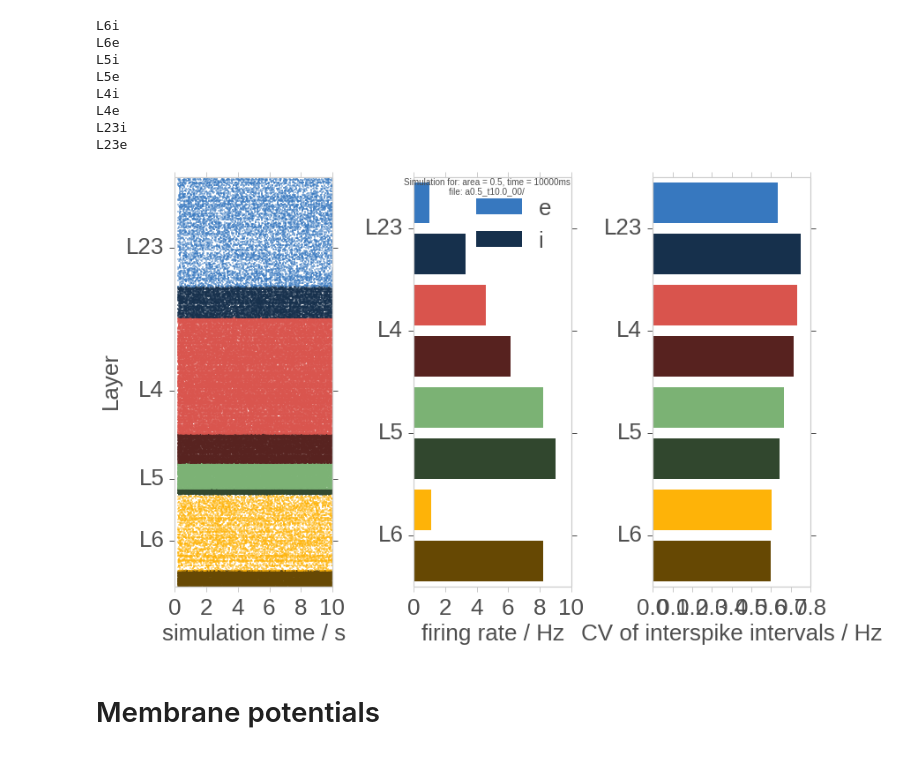
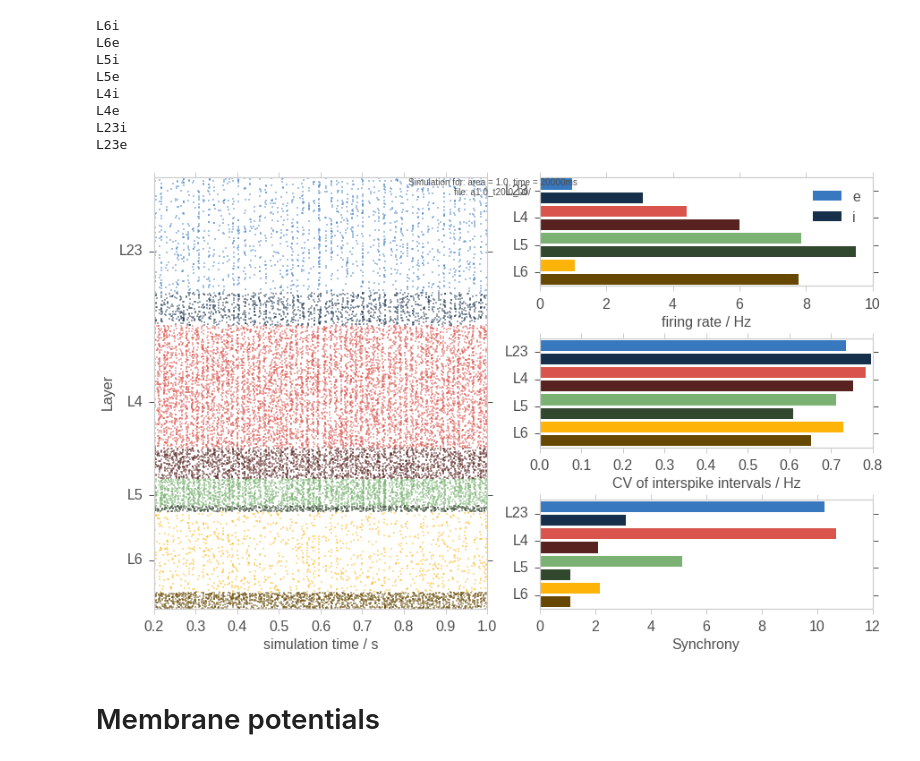
Before and after one commit to frschu/microcircuit, a Jupyter notebook: analysis/ana_nb.ipynb, the cells around one changed output. Saved outputs shown, nothing was run; the diff lists cells and outputs as text; code cells hidden in the pictures.

```diff
--- a/analysis/ana_nb.ipynb
+++ b/analysis/ana_nb.ipynb
@@ -45,7 +46,7 @@ simulation_spec = user.simulation_spec
 #print(simulation_spec)
 
 simulation_path = data_sup_path + simulation_spec
-pynest_path = simulation_path + 'pynest/'
+
 if 'sli' in sys.argv:
     sli = True
     data_path = simulation_path + 'sli/'
@@ -66,7 +67,7 @@ types= net.types
 n_populations = len(populations)
 n_layers = len(layers)
 n_types = len(types)
-n_rec_spike = np.load(pynest_path + 'n_neurons_rec_spike.npy')
+n_rec_spike = np.load(npy_path + 'n_neurons_rec_spike.npy')
 # labels & colors: need to be adapted if n_types != (e, i)
 layer_colors = style.colors[:n_layers]
 colors = np.array([color for color in layer_colors for i in range(n_types)])
@@ -93,5 +94,6 @@ rates_mean  = np.zeros(n_populations)
 rates_std   = np.zeros(n_populations)
 cv_isi_mean = np.zeros(n_populations)
 cv_isi_std  = np.zeros(n_populations)
+synchrony   = np.zeros(n_populations)
 no_isi = []
 # %%
@@ -138,26 +154,30 @@ if sli:
     suptitle += '  SLI'
 fig.suptitle(suptitle, y=0.98)
 # Raster plot
-ax0 = plt.subplot2grid((1, 3), (0, 0), colspan=1, rowspan=1)
+ax0 = plt.subplot2grid((3, 2), (0, 0), colspan=1, rowspan=3)
 # Rates
-ax1 = plt.subplot2grid((1, 3), (0, 1), colspan=1, rowspan=1)
+ax1 = plt.subplot2grid((3, 2), (0, 1), colspan=1, rowspan=1)
 # CV of interspike interval (ISI)
-ax2 = plt.subplot2grid((1, 3), (0, 2), colspan=1, rowspan=1)
+ax2 = plt.subplot2grid((3, 2), (1, 1), colspan=1, rowspan=1)
+# Synchrony
+ax3 = plt.subplot2grid((3, 2), (2, 1), colspan=1, rowspan=1)
 
 y_mean = np.arange(n_populations) + 0.1
 bar_height = 0.8
+
 for i, population in enumerate(populations):
     print(population)
-    for times, spikes in zip(times_all[i], spikes_all[i]):
+    for times, spikes in zip(times_raster[i], spikes_raster[i]):
         ax0.plot(times, spikes, '.', ms=3, color=colors[i], label=population)
-    ax1.barh(y_mean[i], rates_mean[i], height=bar_height, color=colors[i], linewidth=0)
+    ax1.barh(y_mean[i], rates_mean[i],  height=bar_height, color=colors[i], linewidth=0)
     ax2.barh(y_mean[i], cv_isi_mean[i], height=bar_height, color=colors[i], linewidth=0)
+    ax3.barh(y_mean[i], synchrony[i],   height=bar_height, color=colors[i], linewidth=0)
 
 ylim_mean = (0, n_populations)
 yticks_mean = np.arange(n_types * 0.5, n_populations, n_types)
 
 # Raster Plot
-xlim = (0, t_sim * 1e-3)
+xlim = (t_min_raster, t_max_raster)
 ylim = (0, sum(n_rec_spike))
 # set yticks to center of recorded n spikes of one layer
 yticks = lower_GIDs[::n_types] + 0.5 * n_rec_spike_layer
@@ -165,48 +185,44 @@ ax0.set_yticks(yticks)
 ax0.set_yticklabels(layers)
 ax0.set_xlabel('simulation time / s')
 ax0.set_ylabel('Layer')
 ax0.set_xlim(*xlim)
 ax0.set_ylim(*ylim)
 ax0.grid(False)
 
 # Rates
-ax1.set_yticks(yticks_mean)
-ax1.set_yticklabels(layers)
 ax1.set_xlabel('firing rate / Hz')
-#ax1.set_ylabel('Layer')
-ax1.set_ylim(*ylim_mean)
-#ax1.set_xlim(0, 20)
-ax1.grid(False)
+# CV of ISI
+ax2.set_xlabel('CV of interspike intervals / Hz')
+# Synchrony
+ax3.set_xlabel('Synchrony')
 
-# CV of ISI
-ax2.set_yticks(yticks_mean)
-ax2.set_yticklabels(layers)
-ax2.set_xlabel('CV of interspike intervals / Hz')
-#ax2.set_ylabel('Layer')
-ax2.set_ylim(*ylim_mean)
-#ax2.set_xlim(0, 20)
-ax2.grid(False)
+for ax in (ax1, ax2, ax3):
+    #ax.set_ylabel('Layer')
+    ax.set_yticks(yticks_mean)
+    ax.set_yticklabels(layers)
+    ax.set_ylim(*ylim_mean)
+    ax.grid(False)
 
 # Legend; order is reversed, such that labels appear correctly
 for i in range(n_types):
     ax1.barh(0, 0, 0, color=colors[-(i+1)], label=types[-(i+1)], linewidth=0)
 ax1.legend(loc='best')
 
 for ax in fig.axes:
     style.fixticks(ax)
 fig_name = 'rates_etc'
 if sli:
     fig_name += '_sli'
-#fig.savefig(figure_path + fig_name + picture_format)
+#fig.savefig(os.path.join(figure_path,fig_name + picture_format))
 # %% [output]
 L6i
 L6e
 L5i
 L5e
 L4i
 L4e
 L23i
 L23e
-[figure, old version]
+[figure, new version]
 # %%
 # Clear large varibales:
```
Also changed, not shown: parts of 6 cells of this notebook, 8 other files.
